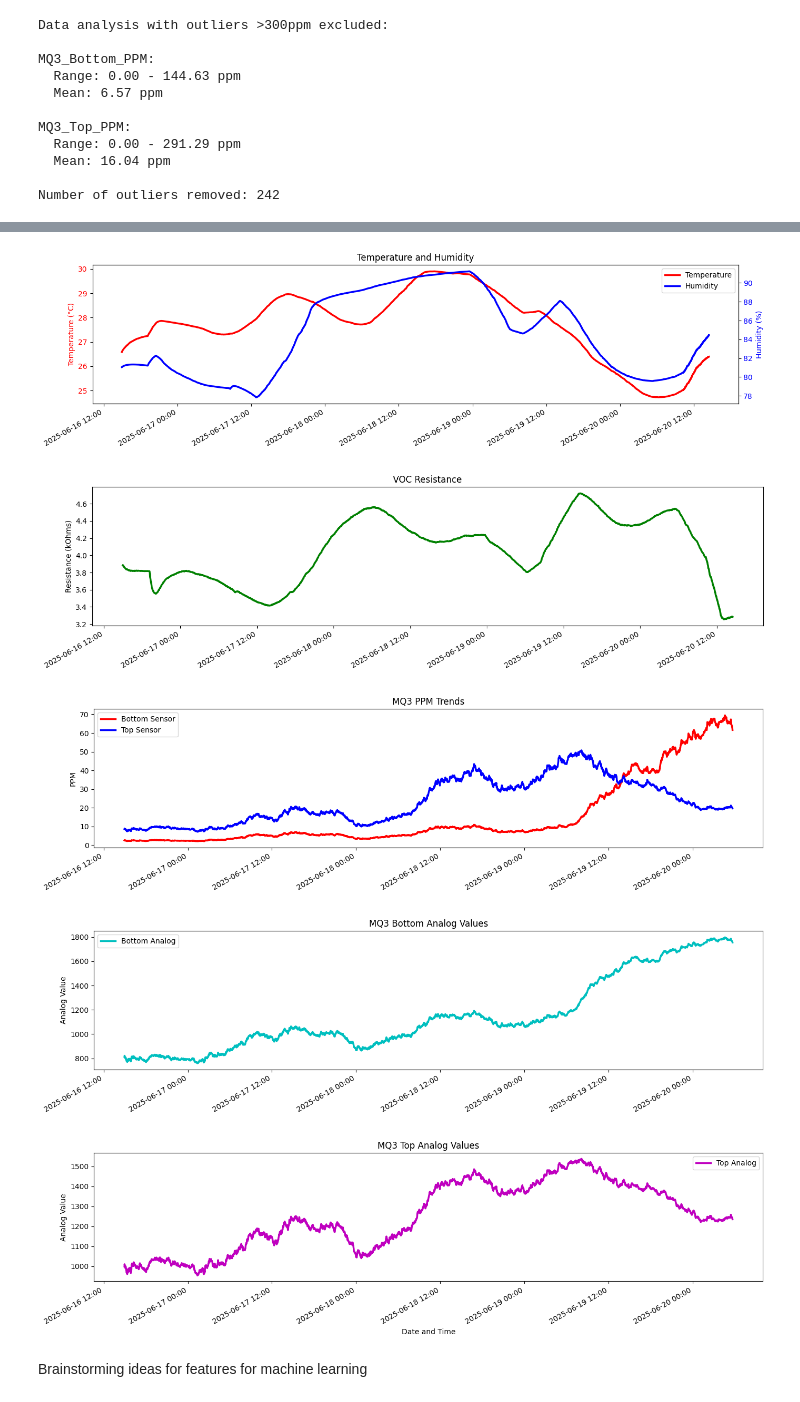
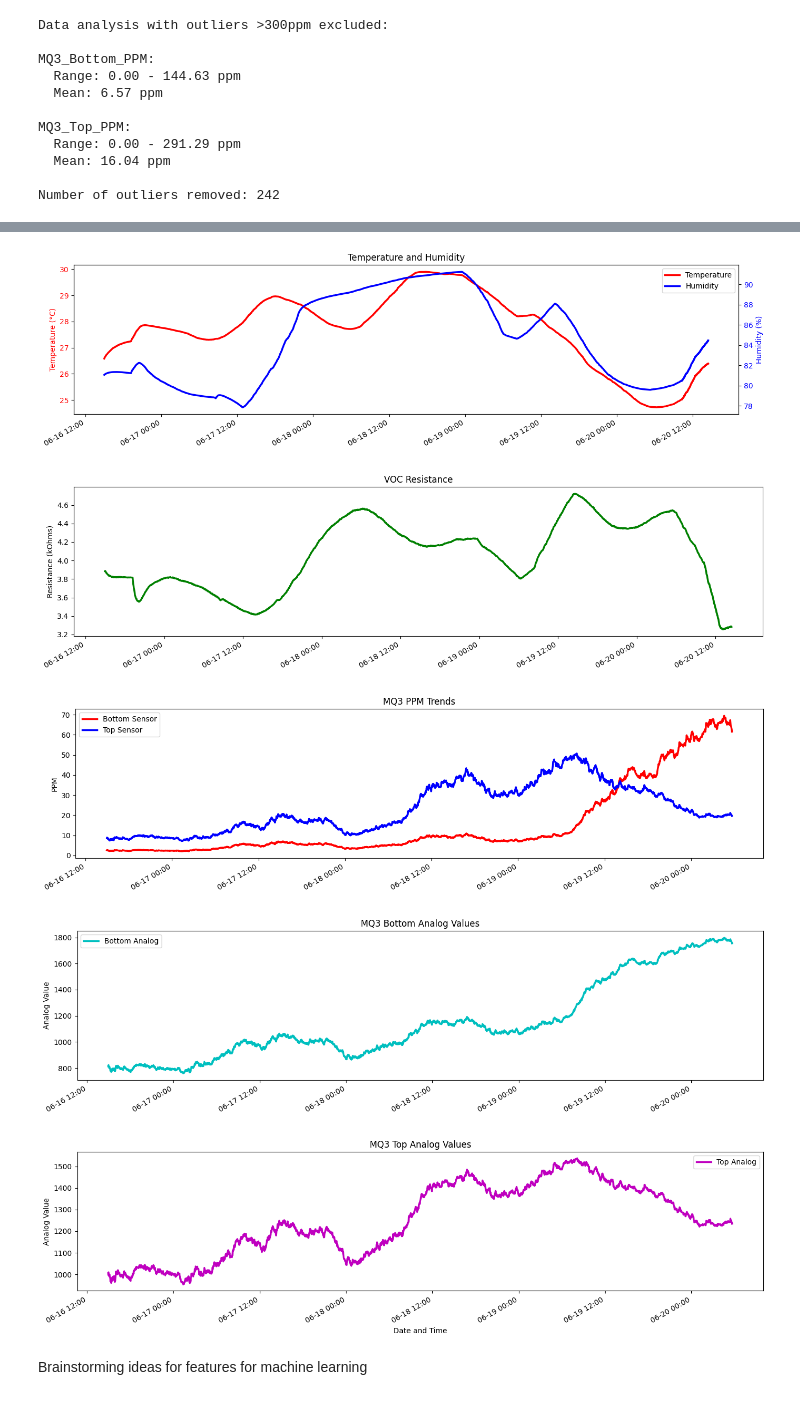
Before and after one commit to Ciaranm1999/E-Nose, a Jupyter notebook: Data Processing/Data_Filtering_Plotting.ipynb, the cells around one changed output, grey strips where cells are left out. Saved outputs shown, nothing was run; the diff lists cells and outputs as text; code cells hidden in the pictures.

```diff
--- a/Data Processing/Data_Filtering_Plotting.ipynb
+++ b/Data Processing/Data_Filtering_Plotting.ipynb
@@ -366,10 +367,8 @@ NameError: name 'DateFormatter' is not defined
 # %%
-import pandas as pd
-from matplotlib.dates import DateFormatter
-import matplotlib.pyplot as plt
+
 
 df_filtered = pd.read_csv('Data/batch_two/complete_data.csv', parse_dates=['Timestamp'])
-date_format = DateFormatter('%Y-%m-%d %H:%M')
+date_format = DateFormatter('%m-%d %H:%M')
 
 # 1. Temperature and Humidity Trends
 fig, ax1 = plt.subplots(figsize=(14, 4))
@@ -407,38 +406,38 @@ ax3.set_title('MQ3 PPM Trends')
 ax3.set_ylabel('PPM')
 ax3.legend()
 ax3.xaxis.set_major_formatter(date_format)
 plt.setp(ax3.get_xticklabels(), rotation=30, ha='right')
 plt.tight_layout()
 plt.show()
 
 # 4. MQ3 Bottom Analog Values
 fig, ax4 = plt.subplots(figsize=(14, 4))
 ax4.plot(df_filtered['Timestamp'], df_filtered['MQ3_Bottom_Analog'], 'c-', linewidth=2.5, label='Bottom Analog')
 ax4.set_title('MQ3 Bottom Analog Values')
 ax4.set_ylabel('Analog Value')
 ax4.legend()
 ax4.xaxis.set_major_formatter(date_format)
 plt.setp(ax4.get_xticklabels(), rotation=30, ha='right')
 plt.tight_layout()
 plt.show()
 
 # 5. MQ3 Top Analog Values
 fig, ax5 = plt.subplots(figsize=(14, 4))
 ax5.plot(df_filtered['Timestamp'], df_filtered['MQ3_Top_Analog'], 'm-', linewidth=2.5, label='Top Analog')
 ax5.set_title('MQ3 Top Analog Values')
 ax5.set_ylabel('Analog Value')
 ax5.set_xlabel('Date and Time')
 ax5.legend()
 ax5.xaxis.set_major_formatter(date_format)
 plt.setp(ax5.get_xticklabels(), rotation=30, ha='right')
 plt.tight_layout()
 plt.show()
 # %% [output]
-[figure, old version]
+[figure, new version]
-[figure, old version]
+[figure, new version]
-[figure, old version]
+[figure, new version]
-[figure, old version]
+[figure, new version]
-[figure, old version]
+[figure, new version]
 # %% [markdown]
 Brainstorming ideas for features for machine learning
 # %%
```
Also changed, not shown: parts of 1 cell of this notebook, 2 other files.
